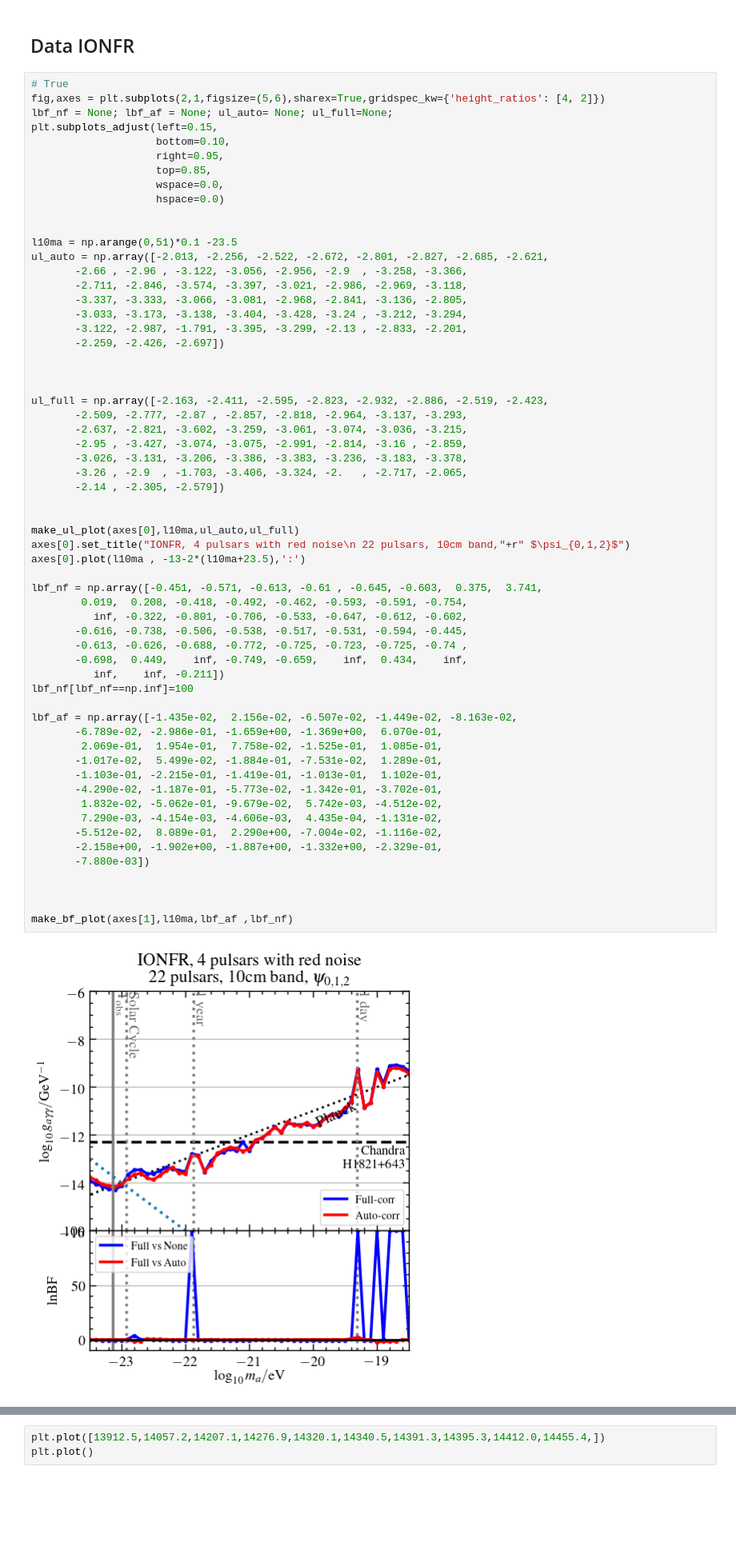
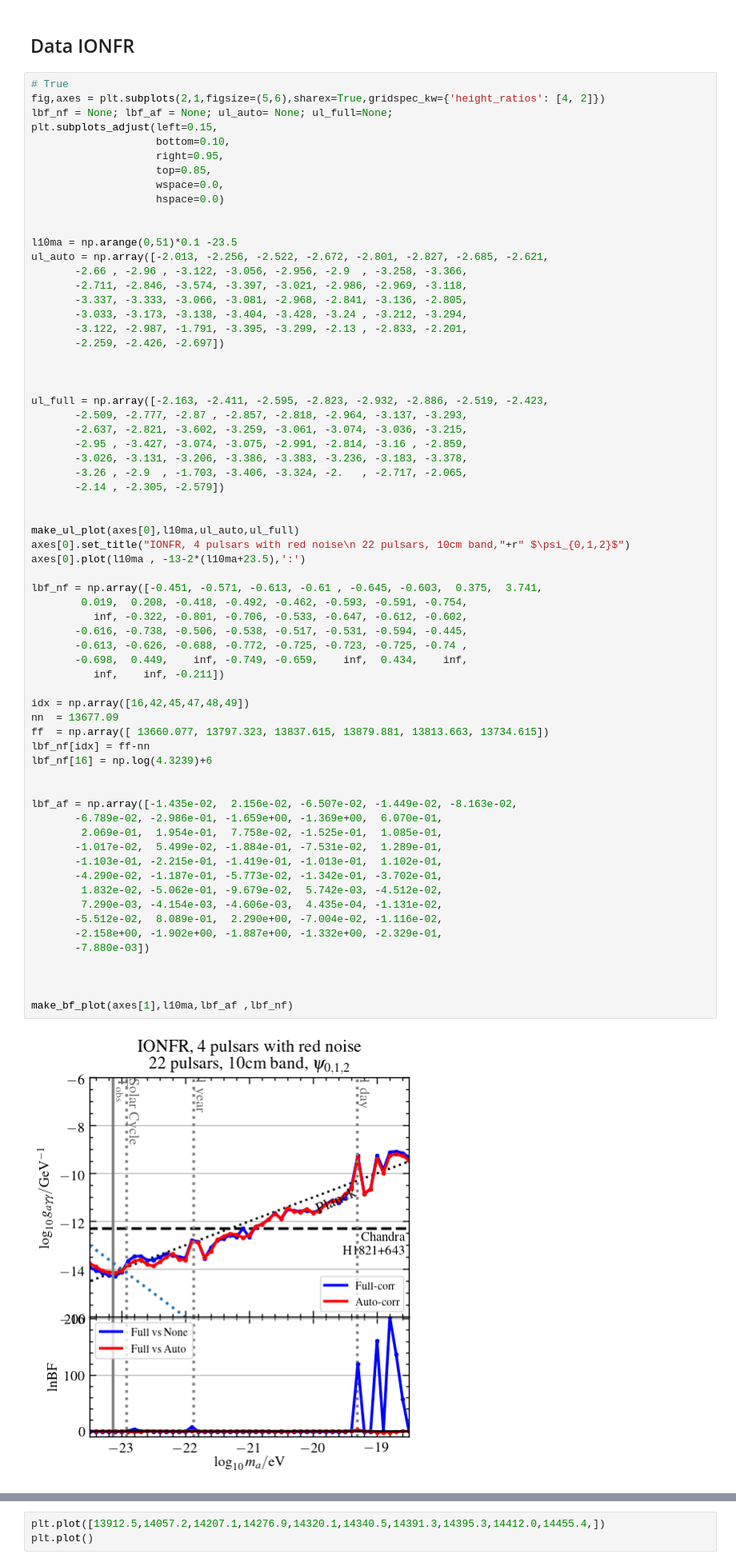
Before and after one commit to XueXiao-Physics/PPA, a Jupyter notebook: examples/Results.ipynb, the cells around one changed output, grey strips where cells are left out. Shown at 80% size. Drawn from its saved outputs; the diff is of its cells as text; blank space fills up the shorter version.

```diff
--- a/examples/Results.ipynb
+++ b/examples/Results.ipynb
@@ -203,35 +203,41 @@ ul_full = np.array([-2.163, -2.411, -2.595, -2.823, -2.932, -2.886, -2.519, -2.4
 
 
 make_ul_plot(axes[0],l10ma,ul_auto,ul_full)
 axes[0].set_title("IONFR, 4 pulsars with red noise\n 22 pulsars, 10cm band,"+r" $\psi_{0,1,2}$")
 axes[0].plot(l10ma , -13-2*(l10ma+23.5),':')
 
 lbf_nf = np.array([-0.451, -0.571, -0.613, -0.61 , -0.645, -0.603,  0.375,  3.741,
         0.019,  0.208, -0.418, -0.492, -0.462, -0.593, -0.591, -0.754,
           inf, -0.322, -0.801, -0.706, -0.533, -0.647, -0.612, -0.602,
        -0.616, -0.738, -0.506, -0.538, -0.517, -0.531, -0.594, -0.445,
        -0.613, -0.626, -0.688, -0.772, -0.725, -0.723, -0.725, -0.74 ,
        -0.698,  0.449,    inf, -0.749, -0.659,    inf,  0.434,    inf,
           inf,    inf, -0.211])
-lbf_nf[lbf_nf==np.inf]=100
+
+idx = np.array([16,42,45,47,48,49])
+nn  = 13677.09
+ff  = np.array([ 13660.077, 13797.323, 13837.615, 13879.881, 13813.663, 13734.615])
+lbf_nf[idx] = ff-nn
+lbf_nf[16] = np.log(4.3239)+6
+
 
 lbf_af = np.array([-1.435e-02,  2.156e-02, -6.507e-02, -1.449e-02, -8.163e-02,
        -6.789e-02, -2.986e-01, -1.659e+00, -1.369e+00,  6.070e-01,
         2.069e-01,  1.954e-01,  7.758e-02, -1.525e-01,  1.085e-01,
        -1.017e-02,  5.499e-02, -1.884e-01, -7.531e-02,  1.289e-01,
        -1.103e-01, -2.215e-01, -1.419e-01, -1.013e-01,  1.102e-01,
        -4.290e-02, -1.187e-01, -5.773e-02, -1.342e-01, -3.702e-01,
         1.832e-02, -5.062e-01, -9.679e-02,  5.742e-03, -4.512e-02,
         7.290e-03, -4.154e-03, -4.606e-03,  4.435e-04, -1.131e-02,
        -5.512e-02,  8.089e-01,  2.290e+00, -7.004e-02, -1.116e-02,
        -2.158e+00, -1.902e+00, -1.887e+00, -1.332e+00, -2.329e-01,
        -7.880e-03])
 
 
 
 make_bf_plot(axes[1],l10ma,lbf_af ,lbf_nf)
 # %% [output]
-[figure, old version]
+[figure, new version]
 # %%
 crit = np.where(lbf_nf>20)[0]
 np.array([crit,l10ma[crit],lbf_nf[crit]]).T
```
Also changed, not shown: parts of 2 cells of this notebook.
